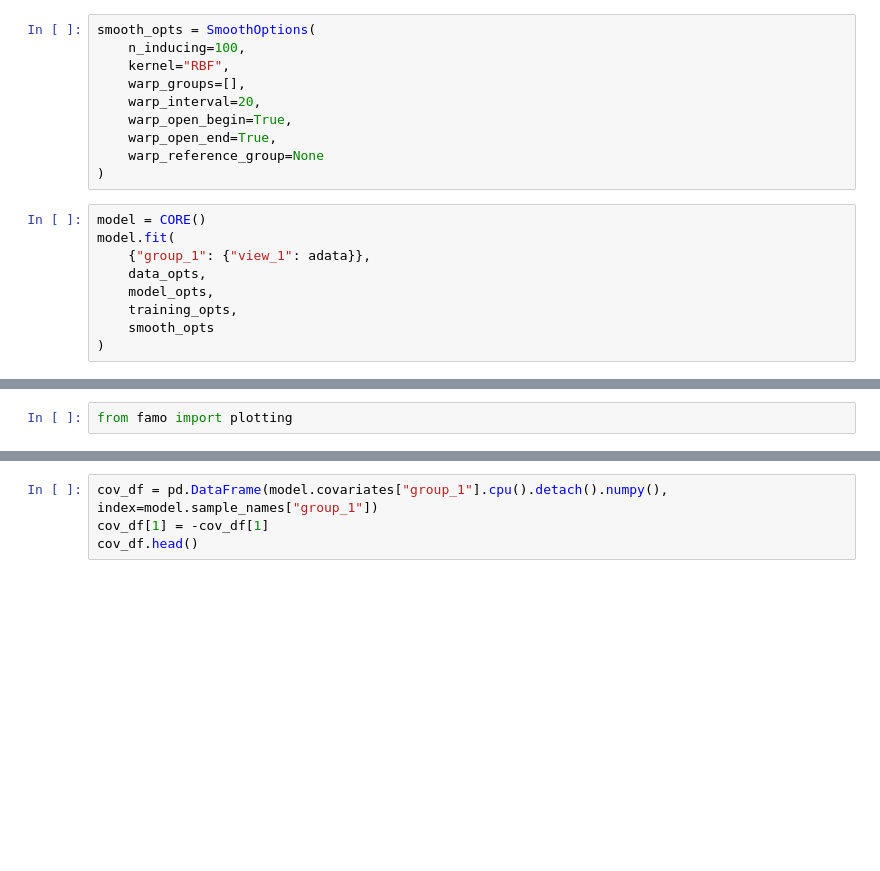
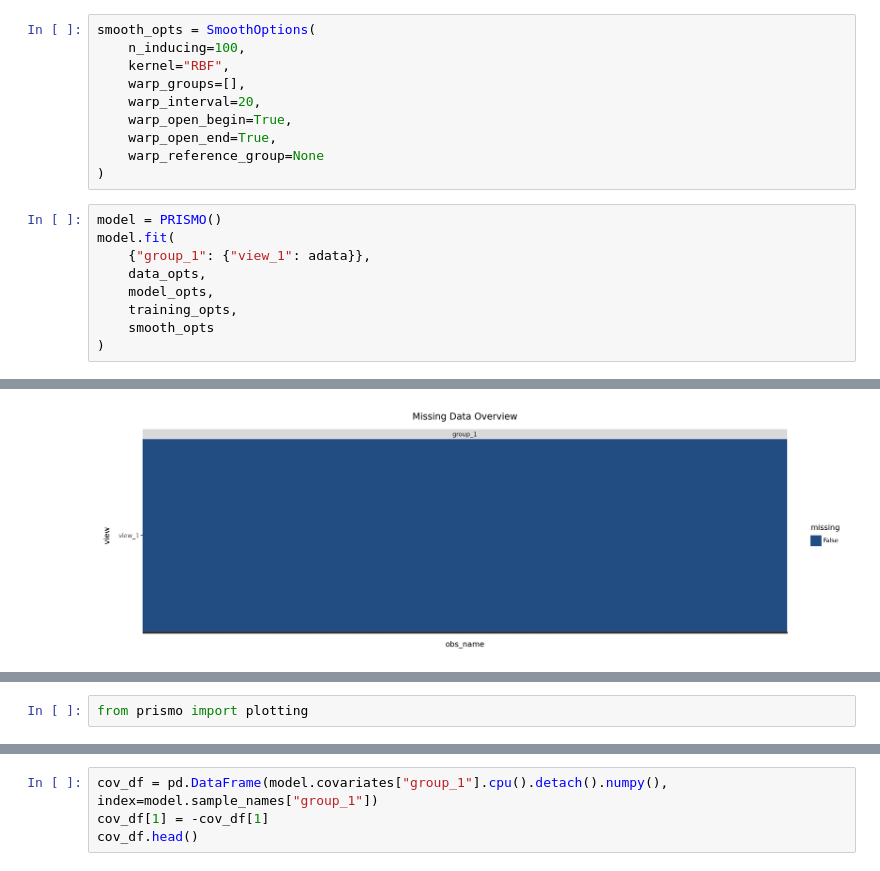
Before and after one commit to bioFAM/mofaflex-analysis, a Jupyter notebook: comparison_mefisto_visium/analysis_informed.ipynb, the cells around one changed output, grey strips where cells are left out. Cells and saved outputs as stored; diff of their text form; blank space fills up the shorter version.

```diff
--- a/comparison_mefisto_visium/analysis_informed.ipynb
+++ b/comparison_mefisto_visium/analysis_informed.ipynb
@@ -165,7 +165,7 @@ smooth_opts = SmoothOptions(
     warp_reference_group=None
 )
 # %%
-model = CORE()
+model = PRISMO()
 model.fit(
     {"group_1": {"view_1": adata}},
     data_opts,
@@ -180,0 +180 @@ model.fit(
+[figure, added]
@@ -198,2 +198,2 @@ INFO:famo.core:Epoch:    2900 | Time:     278.63s | Loss:    2166.18
 # %%
-from famo import plotting
+from prismo import plotting
```
Also changed, not shown: parts of 19 cells of this notebook.
